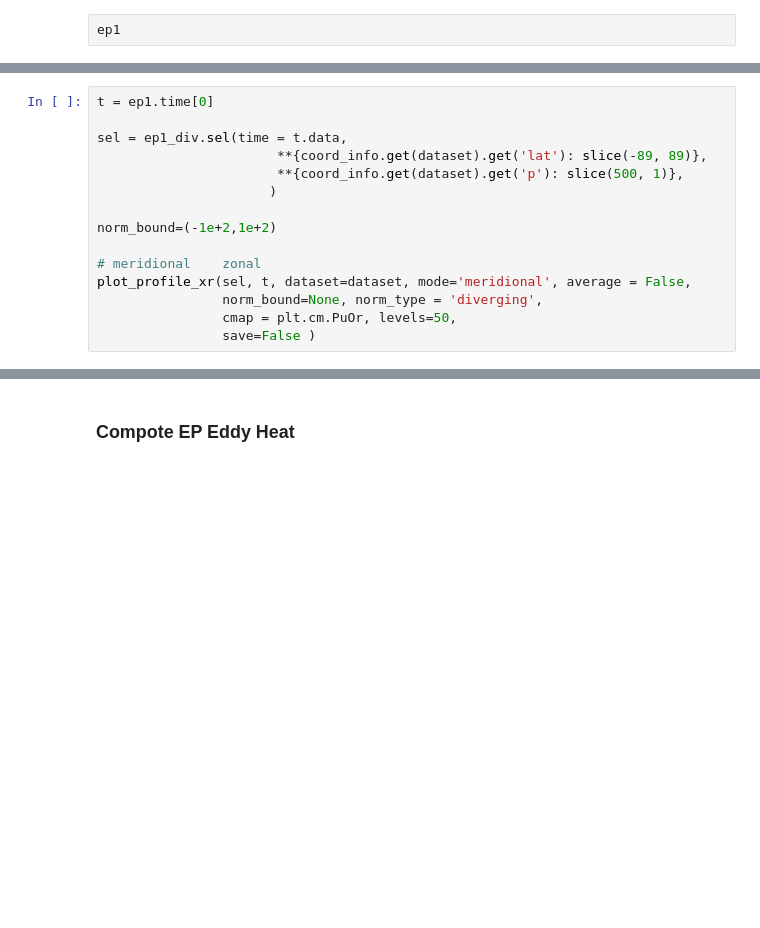
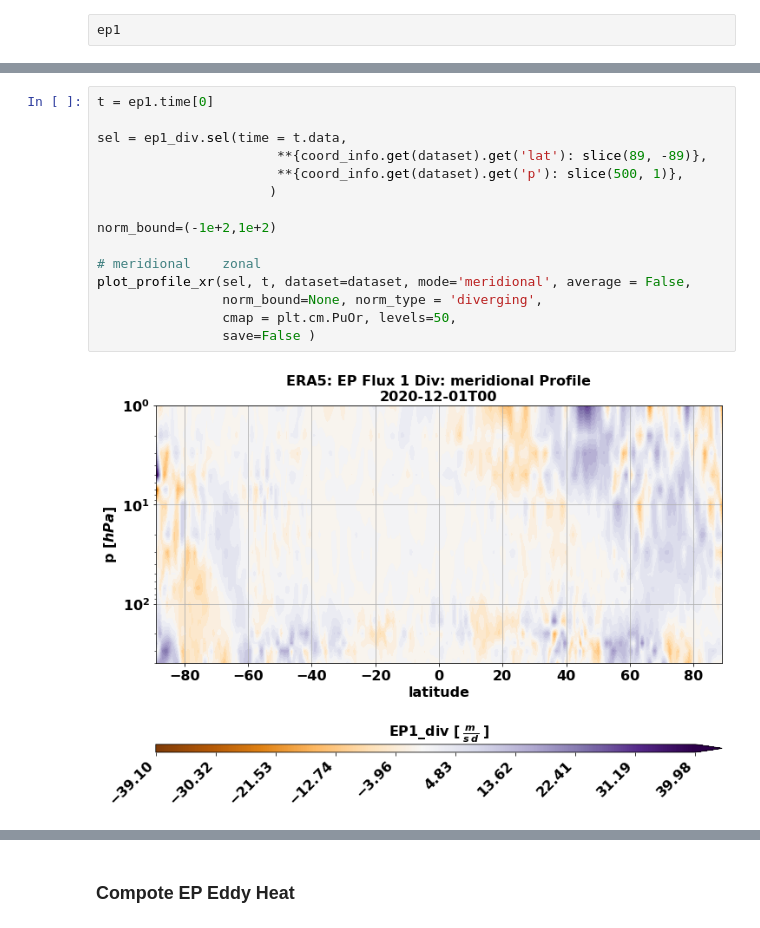
Before and after one commit to VACILT/PV_characteristics_ICON-NWP, a Jupyter notebook: student/Michel/Evaluation_ERA5.ipynb, the cells around one changed output, grey strips where cells are left out. Cells and saved outputs as stored; diff of their text form; blank space fills up the shorter version.

```diff
--- a/student/Michel/Evaluation_ERA5.ipynb
+++ b/student/Michel/Evaluation_ERA5.ipynb
@@ -344,18 +242,20 @@ plot_profile_xr(sel, t, dataset=dataset, mode='meridional', average = False,
 # %%
 t = ep1.time[0]
 
 sel = ep1_div.sel(time = t.data,
-                       **{coord_info.get(dataset).get('lat'): slice(-89, 89)},
+                       **{coord_info.get(dataset).get('lat'): slice(89, -89)},
                        **{coord_info.get(dataset).get('p'): slice(500, 1)},
                       )
 
 norm_bound=(-1e+2,1e+2)
 
 # meridional    zonal
 plot_profile_xr(sel, t, dataset=dataset, mode='meridional', average = False,
                 norm_bound=None, norm_type = 'diverging',
                 cmap = plt.cm.PuOr, levels=50,
                 save=False )
+# %% [output]
+[figure, added]
 # %%
 t = ep1.time[0]
 
```
Also changed, not shown: parts of 13 cells of this notebook, 1 other file.
